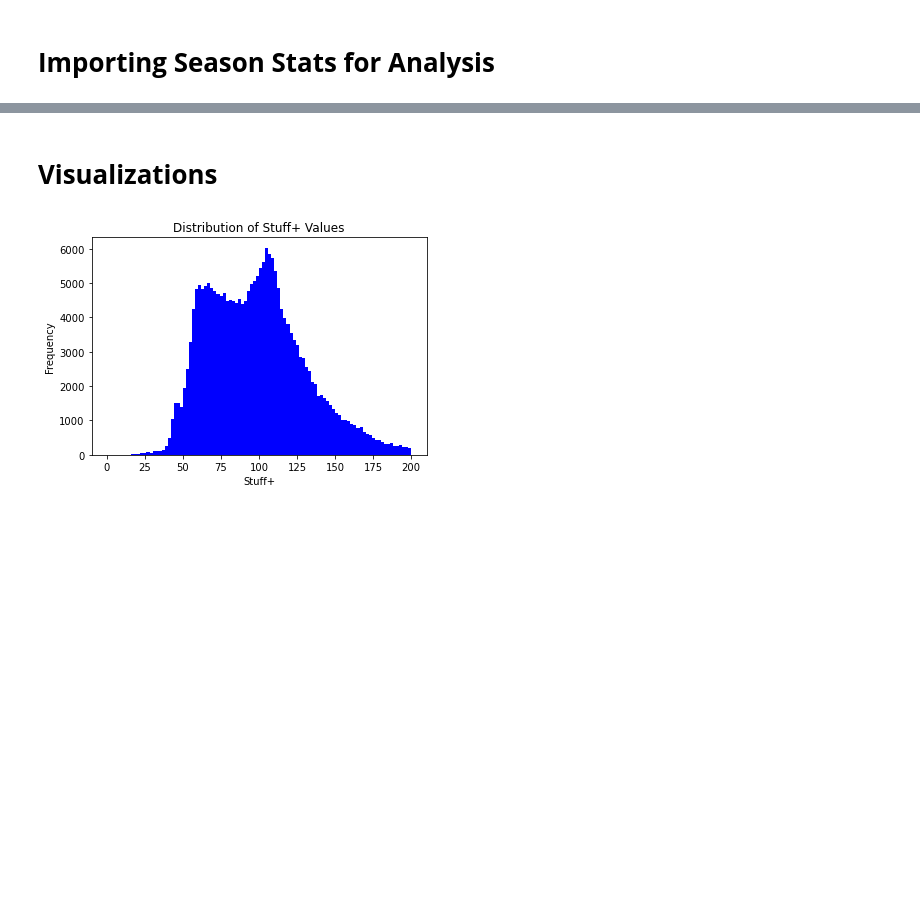
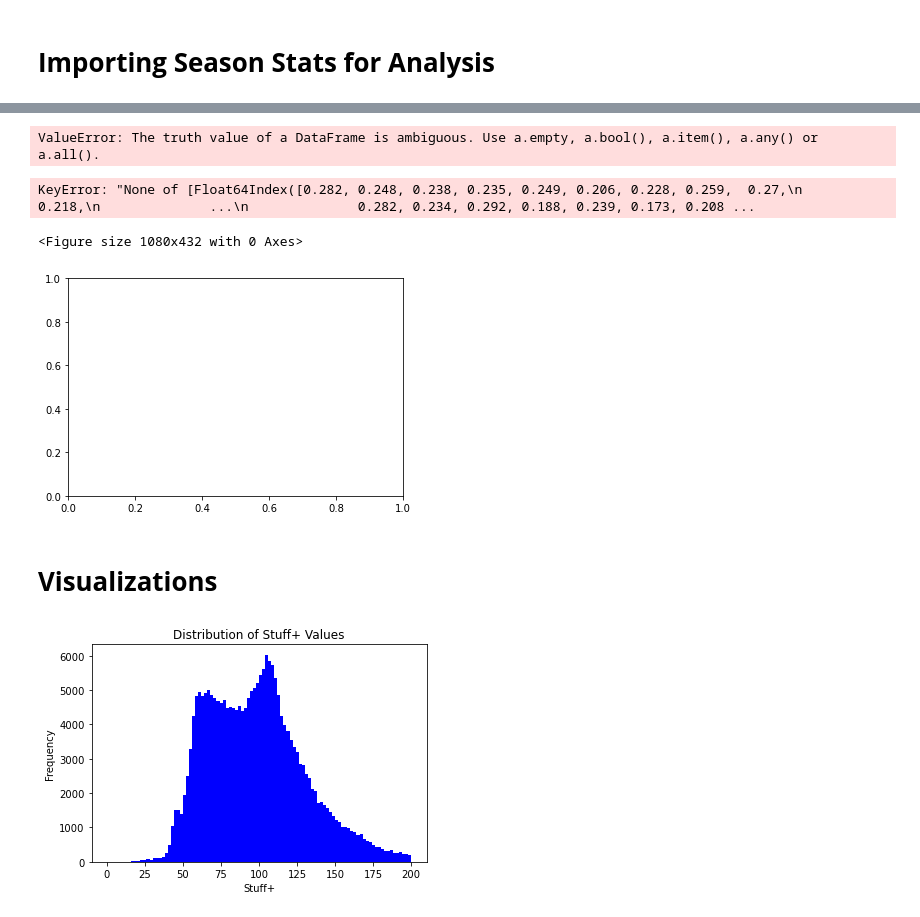
Before and after one commit to genocous/si_339_final_project, a Jupyter notebook: Python Code/stuff_plus.ipynb, the cells around one changed output, grey strips where cells are left out. Drawn from its saved outputs; the diff is of its cells as text; code cells hidden in the pictures; blank space fills up the shorter version.

```diff
--- a/Python Code/stuff_plus.ipynb
+++ b/Python Code/stuff_plus.ipynb
@@ -653,5 +653,6 @@ average_fb_Stuff = average_fb_Stuff.round(2)
 # Sort the Series in descending order based on the average Stuff+ values
 average_fb_Stuff_sorted = average_fb_Stuff.sort_values(ascending=False)
 
-average_fb_Stuff_sorted
+average_fb_Stuff_sorted = average_fb_Stuff_sorted.DataFrame()
+average_fb_Stuff_sorted.head()
 # %% [output]
@@ -684,0 +674,8 @@ pitching_2023.head()
+# %%
+# Remove the comma from the last name
+pitching_2023['name'] = pitching_2023['name'].replace(',', '', regex=True)
+
+# Edit the pitcher names so the first name is first and the last name is last
+pitching_2023['name'] = pitching_2023['name'].str.split(' ', expand=True)[1] + ' ' + pitching_2023['name'].str.split(' ', expand=True)[0]
+
+pitching_2023['name']
@@ -684,0 +695,35 @@ pitching_2023.head()
+# %%
+new_df = average_fb_Stuff_sorted.merge(pitching_2023, left_on='pitcher_name', right_on='name')
+
+new_df.head()
+# %% [output]
+ValueError: The truth value of a DataFrame is ambiguous. Use a.empty, a.bool(), a.item(), a.any() or a.all().
+# %%
+# Scatterplot of Batting Average Against (on all pitches) vs. Fastball Stuff+
+plt.figure(figsize=(15, 6))
+
+# Convert the 'stuff_plus' and 'spin_rate' columns to floats
+#df_sorted['stuff_plus'] = df_sorted['stuff_plus'].astype(float)
+#pitching_2023['ba'] = pitching_2023['ba'].astype(float)
+
+# Now you can plot your data and fit a polynomial
+
+.plot(kind='scatter', x='stuff_plus', y=pitching_2023['ba'])
+
+# Add trendline
+z = np.polyfit(average_fb_Stuff_sorted['stuff_plus'], ['ba'], 1)
+p = np.poly1d(z)
+plt.plot(df_sorted['stuff_plus'], p(df_sorted['stuff_plus']), color='red')
+
+plt.xlabel('Stuff+')
+plt.ylabel('Batting Average Against (on all pitches)')
+plt.title('Stuff+ vs Batting Average Against')
+
+plt.show()
+
+# Save the figure as an image
+plt.savefig('stuff_vs_spinrate.png', bbox_inches='tight', facecolor='white')
+# %% [output]
+KeyError: "None of [Float64Index([0.282, 0.248, 0.238, 0.235, 0.249, 0.206, 0.228, 0.259,  0.27,\n              0.218,\n              ...\n              0.282, 0.234, 0.292, 0.188, 0.239, 0.173, 0.208 ...
+<Figure size 1080x432 with 0 Axes>
+[figure, added]
```
Also changed, not shown: parts of 4 cells of this notebook, 3 other files.
